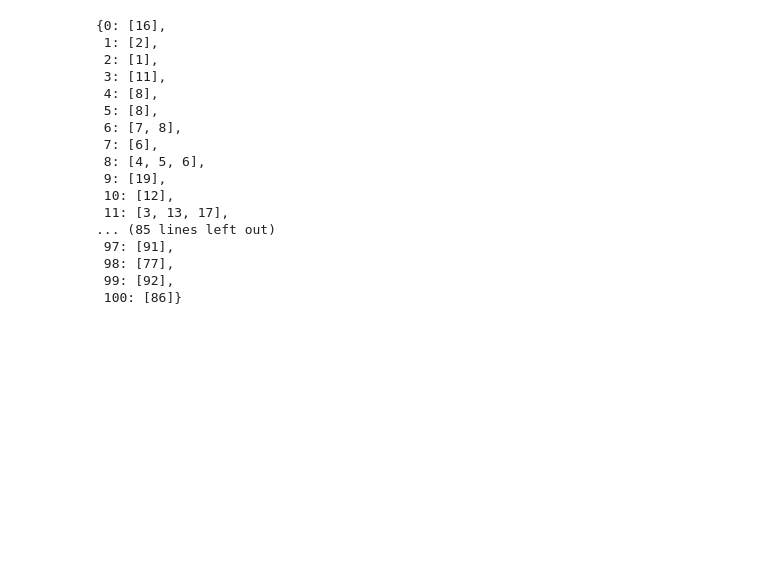
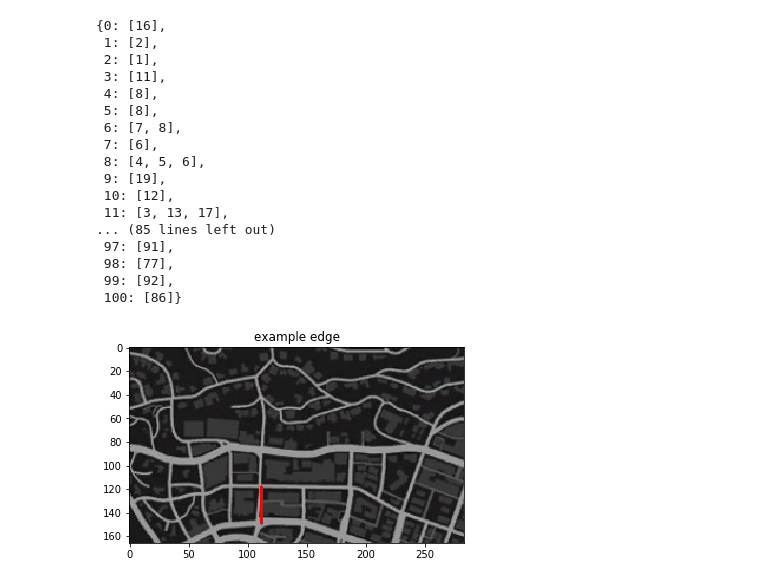
Before and after one commit to DevRayy/grapherizer, a Jupyter notebook: skeletonization.ipynb, the cells around one changed output. Cells and saved outputs as stored; diff of their text form; code cells hidden in the pictures; blank space fills up the shorter version.

Commit message:
examples

```diff
--- a/skeletonization.ipynb
+++ b/skeletonization.ipynb
@@ -238,3 +238,12 @@ pprint(neighbour_list)
  98: [77],
  99: [92],
  100: [86]}
+# %%
+def draw_line(base_image, p1, p2):
+    image = base_image.copy()
+    return cv2.line(image, tuple(reversed(p1)), tuple(reversed(p2)), color=(255, 0, 0), thickness=2)
+# %%
+example = draw_line(image, filtered_nodes[62], filtered_nodes[81])
+show_image(example, "example edge")
+# %% [output]
+[figure, added]
```
